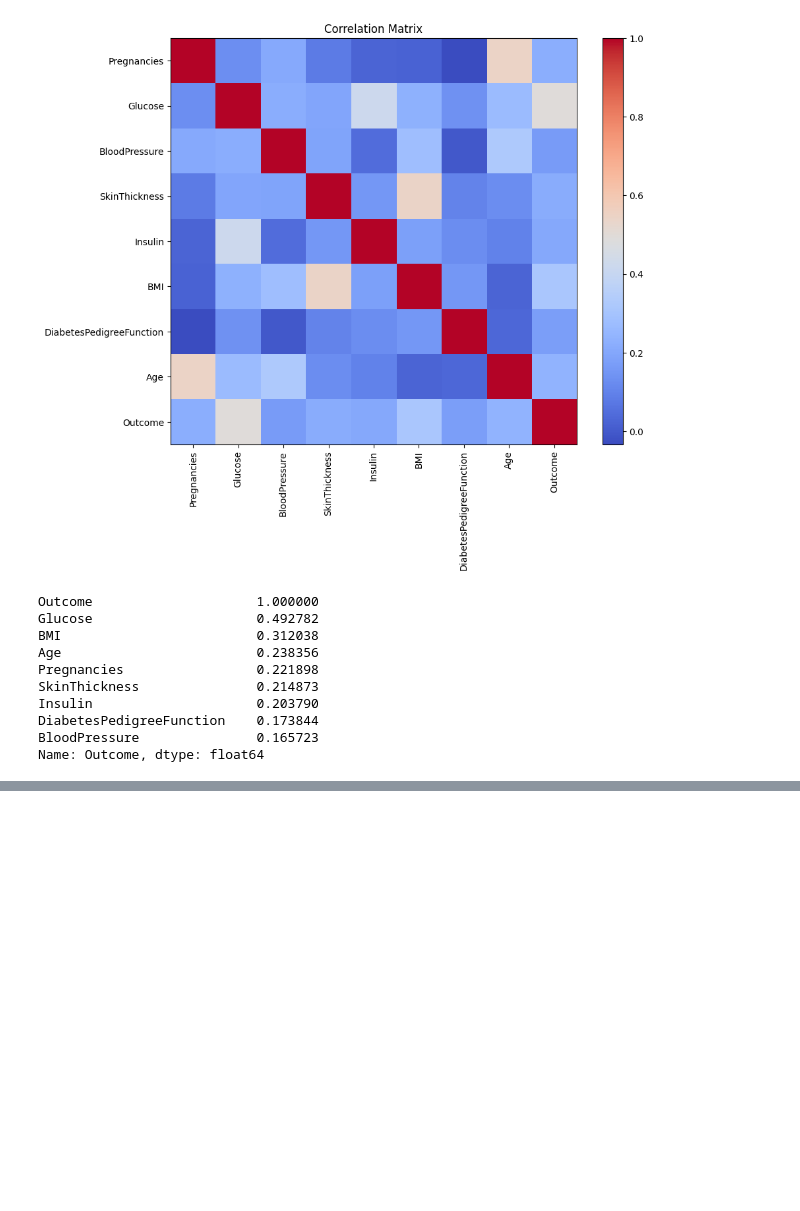
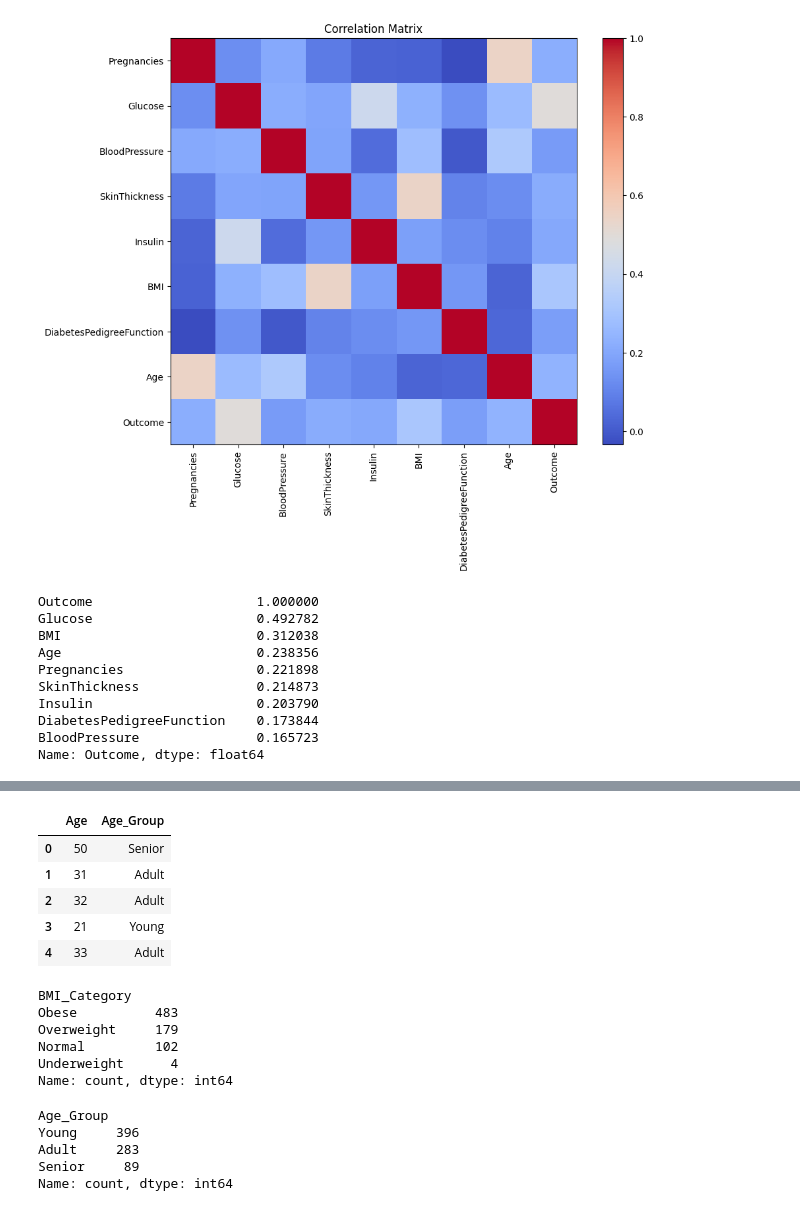
Before and after one commit to SHGshadow/AI-Health-Risk-Predictor, a Jupyter notebook: notebooks/diabetes_prediction.ipynb, the cells around one changed output, grey strips where cells are left out. Saved outputs shown, nothing was run; the diff lists cells and outputs as text; code cells hidden in the pictures; blank space fills up the shorter version.

```diff
--- a/notebooks/diabetes_prediction.ipynb
+++ b/notebooks/diabetes_prediction.ipynb
@@ -268,0 +302,26 @@ Name: Outcome, dtype: float64
+# %%
+df[["Age", "Age_Group"]].head()
+# %% [output]
+|  | Age | Age_Group |
+| 0 | 50 | Senior |
+| 1 | 31 | Adult |
+| 2 | 32 | Adult |
+| 3 | 21 | Young |
+| 4 | 33 | Adult |
+# %%
+df["BMI_Category"].value_counts()
+# %% [output]
+BMI_Category
+Obese          483
+Overweight     179
+Normal         102
+Underweight      4
+Name: count, dtype: int64
+# %%
+df["Age_Group"].value_counts()
+# %% [output]
+Age_Group
+Young     396
+Adult     283
+Senior     89
+Name: count, dtype: int64
```
Also changed, not shown: parts of 19 cells of this notebook.
